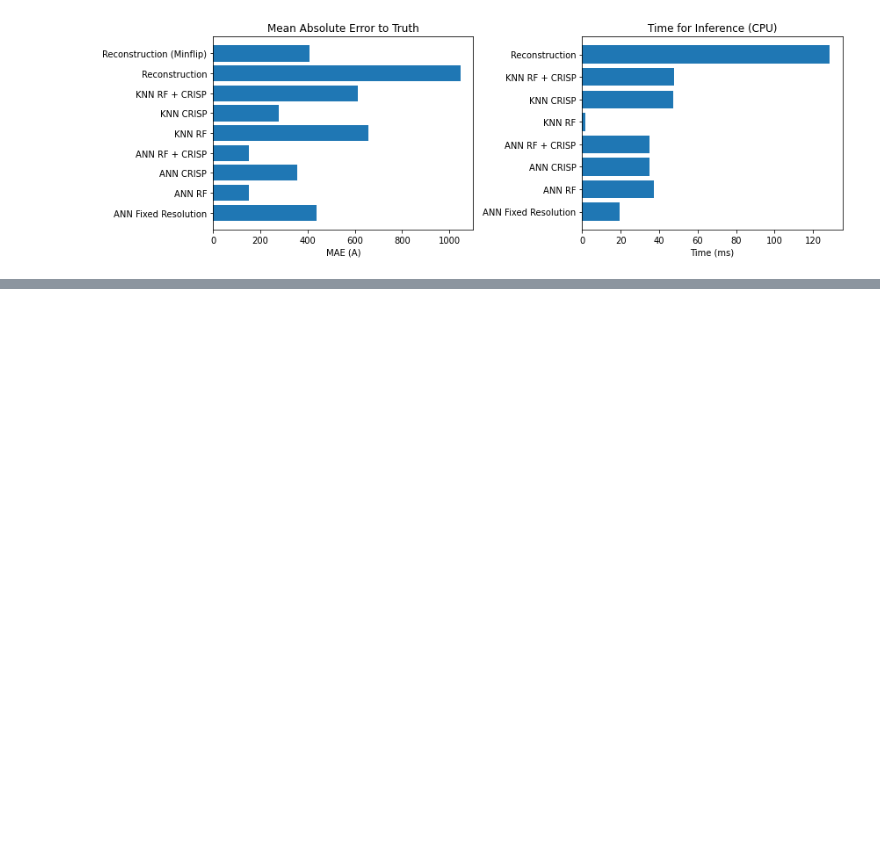
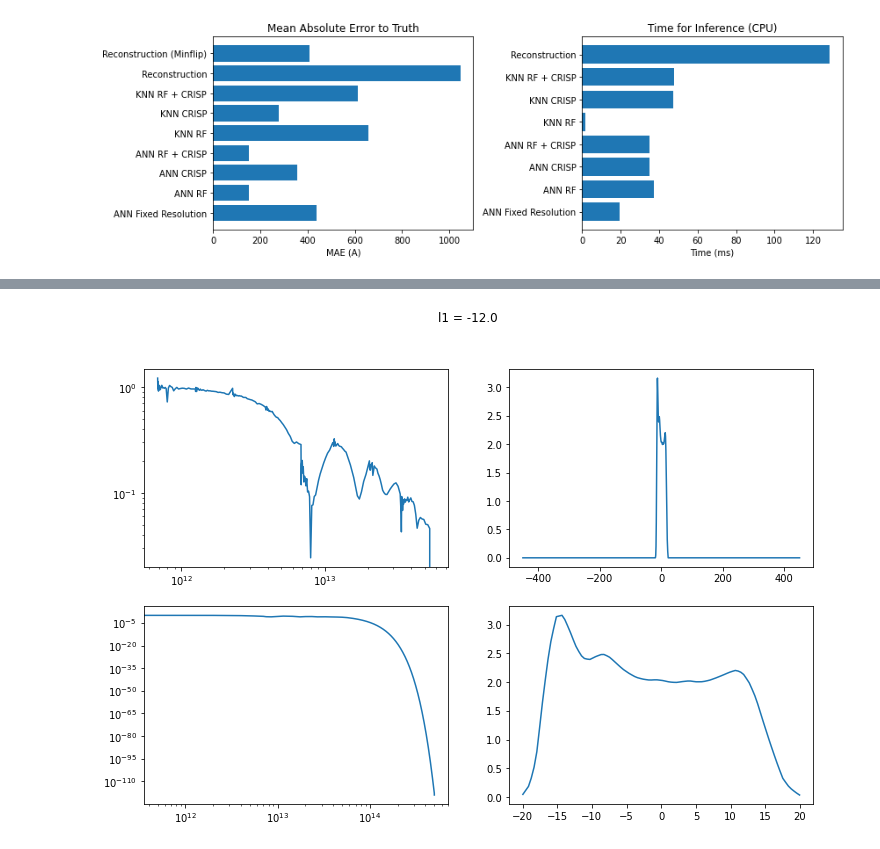
Before and after one commit to jank324/spectral-vd-euxfel, a Jupyter notebook: compare.ipynb, the cells around one changed output, grey strips where cells are left out. Cells and saved outputs as stored; diff of their text form; code cells hidden in the pictures; blank space fills up the shorter version.

```diff
--- a/compare.ipynb
+++ b/compare.ipynb
@@ -324,0 +403,16 @@ plt.show()
+# %%
+i = 0
+
+plt.figure(figsize=(12,8))
+plt.suptitle(f"l1 = {l1s_real[i]}")
+plt.subplot(221)
+plt.loglog(formfactors_real[0][0], formfactors_real[0][1])
+plt.subplot(222)
+plt.plot(currents_real[0][0]*1e6, currents_real[0][1]*1e-3)
+plt.subplot(223)
+plt.loglog(formfactors_real_clean[0][0], formfactors_real_clean[0][1])
+plt.subplot(224)
+plt.plot(currents_real_centered[0][0]*1e6, currents_real_centered[0][1]*1e-3)
+plt.show()
+# %% [output]
+[figure, added]
```
Also changed, not shown: parts of 15 cells of this notebook, 1 other file.
